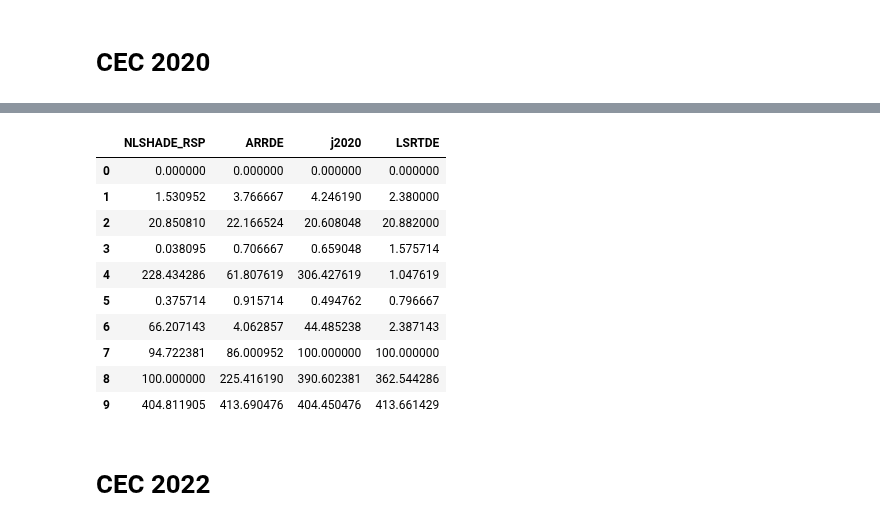
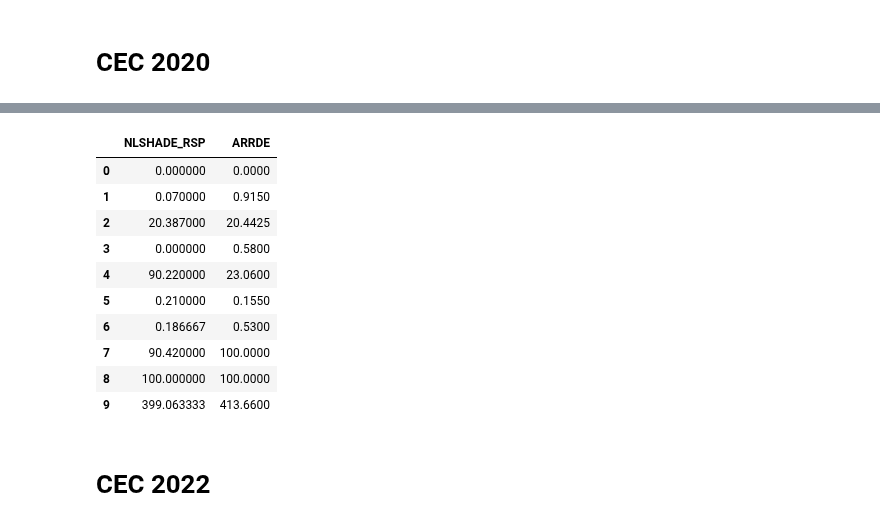
Before and after one commit to khoirulmuzakka/Minion, a Jupyter notebook: examples/cec_comp.ipynb, the cells around one changed output, grey strips where cells are left out. Saved outputs shown, nothing was run; the diff lists cells and outputs as text; code cells hidden in the pictures.

```diff
--- a/examples/cec_comp.ipynb
+++ b/examples/cec_comp.ipynb
@@ -18,4 +18,5 @@ goptimum_cec17 = { i:100*i for i in range(1, 31)}
 goptimum_cec20 = np.array(list(goptimum_cec20.values()))
 goptimum_cec22 = np.array(list(goptimum_cec22.values()))
 goptimum_cec17 = np.array(list(goptimum_cec17.values()))
-goptimum_cec17
+
+resFolder = "./../bin/"
@@ -263,32 +295,32 @@ df
 # %%
-maxevals=1000000
-filename = "./../bin/Release/results_2020_NLSHADE_RSP_20_"+str(maxevals)+".txt"
+maxevals=10000000
+filename = resFolder+"results_2020_NLSHADE_RSP_20_"+str(maxevals)+".txt"
 data = np.loadtxt(filename, delimiter='\t')
-filename = "./../bin/Release/results_2020_ARRDE_20_"+str(maxevals)+".txt"
+filename = resFolder+"results_2020_ARRDE_20_"+str(maxevals)+".txt"
 data1 = np.loadtxt(filename, delimiter='\t')
-filename = "./../bin/Release/results_2020_j2020_20_"+str(maxevals)+".txt"
-data2 = np.loadtxt(filename, delimiter='\t')
-filename = "./../bin/Release/results_2020_LSRTDE_20_"+str(maxevals)+".txt"
-data3 = np.loadtxt(filename, delimiter='\t')
+#filename = resFolder+"results_2020_j2020_20_"+str(maxevals)+".txt"
+#data2 = np.loadtxt(filename, delimiter='\t')
+#filename = resFolder+"results_2020_LSRTDE_20_"+str(maxevals)+".txt"
+#data3 = np.loadtxt(filename, delimiter='\t')
 df = pd.DataFrame({
     "NLSHADE_RSP" : np.mean(np.abs(data-goptimum_cec20), axis=0),
     "ARRDE" : np.mean(np.abs(data1-goptimum_cec20), axis=0),
-    "j2020" : np.mean(np.abs(data2-goptimum_cec20), axis=0),
-    "LSRTDE" : np.mean(np.abs(data3-goptimum_cec20), axis=0)
+    #"j2020" : np.mean(np.abs(data2-goptimum_cec20), axis=0),
+    #"LSRTDE" : np.mean(np.abs(data3-goptimum_cec20), axis=0)
     })
 df
 # %% [output]
-|  | NLSHADE_RSP | ARRDE | j2020 | LSRTDE |
-| 0 | 0.000000 | 0.000000 | 0.000000 | 0.000000 |
-| 1 | 1.530952 | 3.766667 | 4.246190 | 2.380000 |
-| 2 | 20.850810 | 22.166524 | 20.608048 | 20.882000 |
-| 3 | 0.038095 | 0.706667 | 0.659048 | 1.575714 |
-| 4 | 228.434286 | 61.807619 | 306.427619 | 1.047619 |
-| 5 | 0.375714 | 0.915714 | 0.494762 | 0.796667 |
-| 6 | 66.207143 | 4.062857 | 44.485238 | 2.387143 |
-| 7 | 94.722381 | 86.000952 | 100.000000 | 100.000000 |
-| 8 | 100.000000 | 225.416190 | 390.602381 | 362.544286 |
-| 9 | 404.811905 | 413.690476 | 404.450476 | 413.661429 |
+|  | NLSHADE_RSP | ARRDE |
+| 0 | 0.000000 | 0.0000 |
+| 1 | 0.070000 | 0.9150 |
+| 2 | 20.387000 | 20.4425 |
+| 3 | 0.000000 | 0.5800 |
+| 4 | 90.220000 | 23.0600 |
+| 5 | 0.210000 | 0.1550 |
+| 6 | 0.186667 | 0.5300 |
+| 7 | 90.420000 | 100.0000 |
+| 8 | 100.000000 | 100.0000 |
+| 9 | 399.063333 | 413.6600 |
 # %% [markdown]
 # CEC 2022
 # %% [markdown]
```
Also changed, not shown: parts of 10 cells of this notebook, 4 other files.
